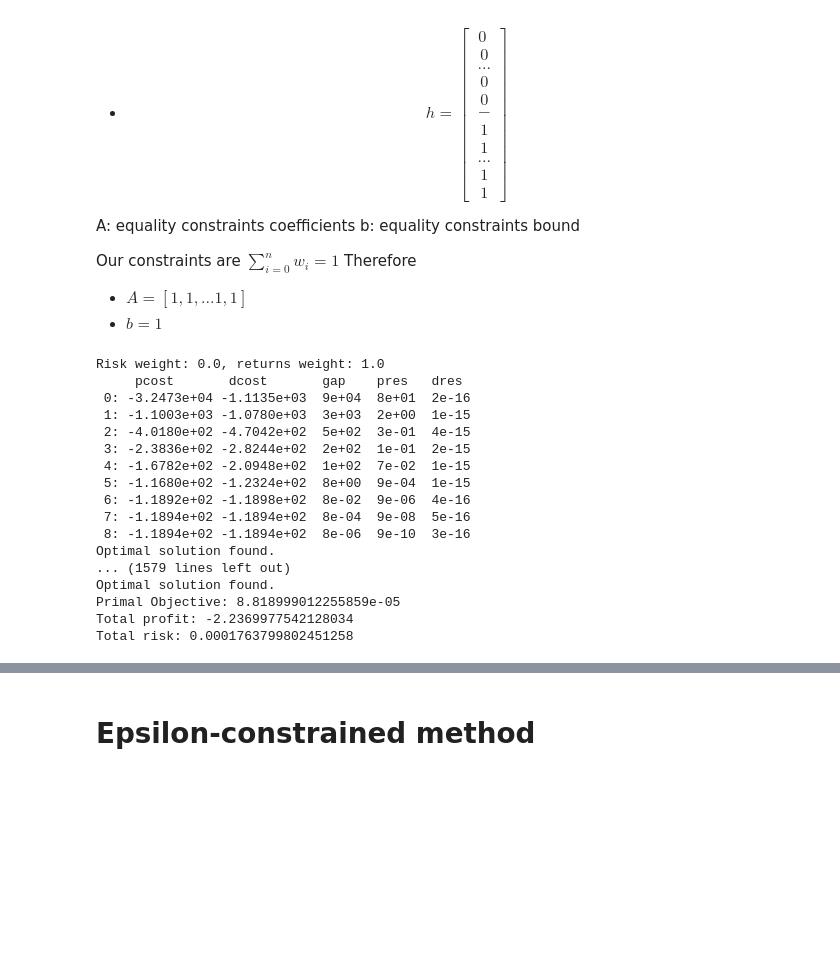
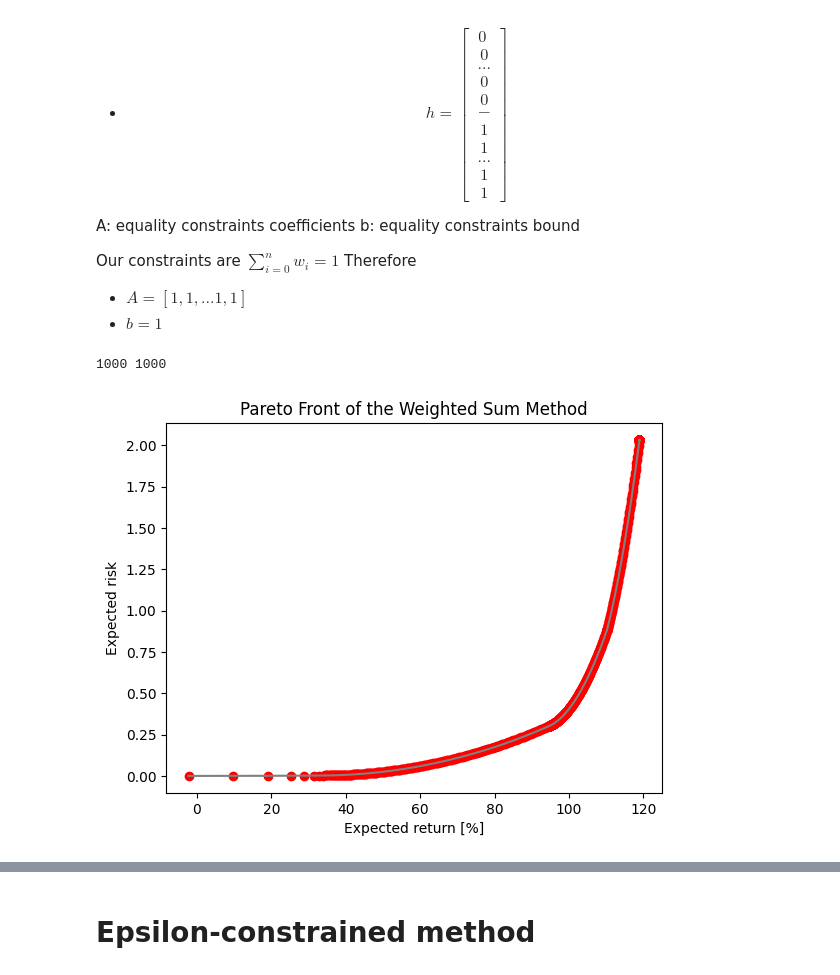
Before and after one commit to BbqGamer/moo, a Jupyter notebook: Script1.ipynb, the cells around one changed output, grey strips where cells are left out. Saved outputs shown, nothing was run; the diff lists cells and outputs as text; code cells hidden in the pictures; blank space fills up the shorter version.

Commit message:
Finished normalization, finished wsm, plotted pareto fronts

```diff
--- a/Script1.ipynb
+++ b/Script1.ipynb
@@ -287,3 +311,6 @@ Risk 2.03338
+# %%
+NORM_RETURN = 121.17625
+NORM_RISK = 2.0332
 # %% [markdown]
 # Weighted Sum method
 # %% [markdown]
@@ -365,13 +396,14 @@ b = matrix(1.0)
 # %%
-
-W1 = np.linspace(0, 1, 100)### Objectives
+found_risk = []
+found_returns  = []
+W1 = np.linspace(0, 1, 1_000)### Objectives
 W2 = 1 - W1
 for w1, w2 in zip(W1, W2):
 
-    Q = matrix(w1 * asset_data.cov().values)
-    c = matrix(-w2*predicted_returns)
-    print(f'Risk weight: {w1}, returns weight: {w2}')
-    sol = solvers.qp(Q, c, G, h, A, b,)
+    Q = matrix(w1 * asset_data.cov().values/NORM_RISK)
+    c = matrix(-w2*predicted_returns/NORM_RETURN)
+    # print(f'Risk weight: {w1}, returns weight: {w2}')
+    sol = solvers.qp(Q, c, G, h, A, b, show_progress = False )
 
     optimal_x = sol['x']
     total_returns = 0
@@ -382,25 +414,9 @@ for w1, w2 in zip(W1, W2):
         total_returns+=optimal_x[wi]*predicted_returns[wi]
         for wj in range(NUM_ASSETS):
             total_risk+=optimal_x[wi]*optimal_x[wj]*cov_matrix[wi][wj]
-    print(f'Primal Objective: {sol['primal objective']}')
-    print(f'Total profit: {total_returns}')
-    print(f'Total risk: {total_risk}')
+    # print(f'Primal Objective: {sol['primal objective']}')
+    # print(f'Total profit: {total_returns}')
+    # print(f'Total risk: {total_risk}')
+    found_risk.append(total_risk)
+    found_returns.append(total_returns)
     # break
-# %% [output]
-Risk weight: 0.0, returns weight: 1.0
-     pcost       dcost       gap    pres   dres
- 0: -3.2473e+04 -1.1135e+03  9e+04  8e+01  2e-16
- 1: -1.1003e+03 -1.0780e+03  3e+03  2e+00  1e-15
- 2: -4.0180e+02 -4.7042e+02  5e+02  3e-01  4e-15
- 3: -2.3836e+02 -2.8244e+02  2e+02  1e-01  2e-15
- 4: -1.6782e+02 -2.0948e+02  1e+02  7e-02  1e-15
- 5: -1.1680e+02 -1.2324e+02  8e+00  9e-04  1e-15
- 6: -1.1892e+02 -1.1898e+02  8e-02  9e-06  4e-16
- 7: -1.1894e+02 -1.1894e+02  8e-04  9e-08  5e-16
- 8: -1.1894e+02 -1.1894e+02  8e-06  9e-10  3e-16
-Optimal solution found.
-... (1579 lines left out)
-Optimal solution found.
-Primal Objective: 8.818999012255859e-05
-Total profit: -2.2369977542128034
-Total risk: 0.0001763799802451258
@@ -406,0 +450,12 @@ Total risk: 0.0001763799802451258
+# %%
+pairs = [(i, j) for i, j in zip(found_returns, found_risk)]
+print(len(pairs), len(set(pairs)))
+plt.scatter(found_returns, found_risk, color="red")
+plt.plot(found_returns, found_risk, color="gray")
+plt.title("Pareto Front of the Normalized Weighted Sum Method")
+plt.xlabel("Expected return [%]")
+plt.ylabel("Expected risk")
+plt.show()
+# %% [output]
+1000 1000
+[figure, added]
```
Also changed, not shown: parts of 7 cells of this notebook.
